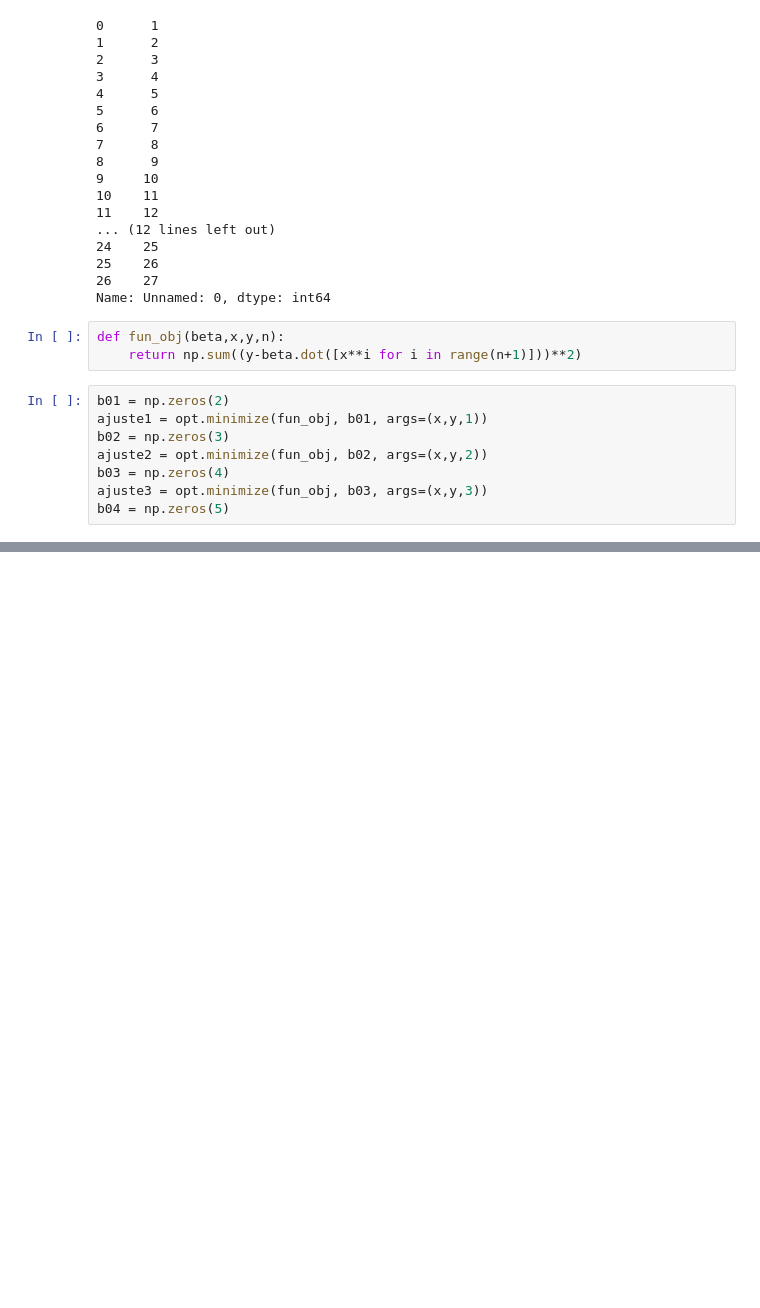
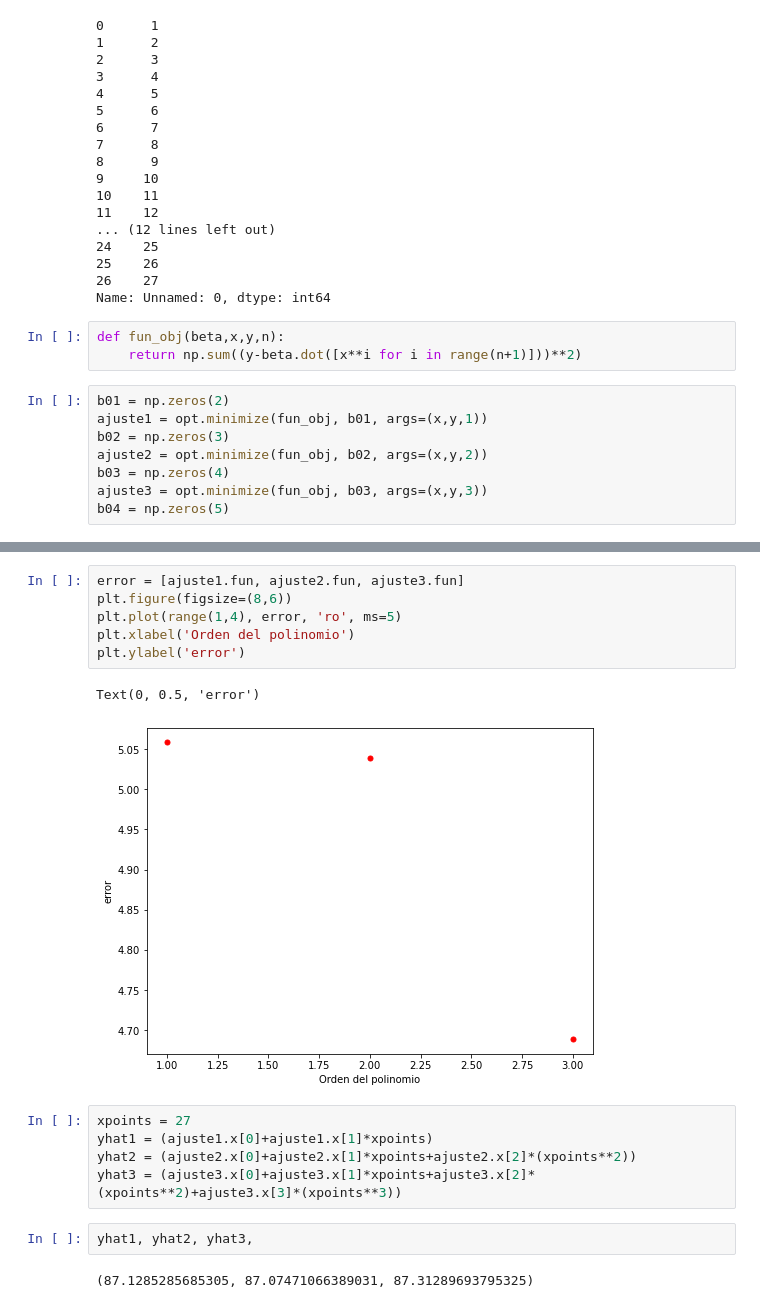
Before and after one commit to pablocrowley/PROYECTOMOD1_MoraP_EsparzaA, a Jupyter notebook: Proyectoo.ipynb, the cells around one changed output, grey strips where cells are left out. Cells and saved outputs as stored; diff of their text form; blank space fills up the shorter version.

```diff
--- a/Proyectoo.ipynb
+++ b/Proyectoo.ipynb
@@ -113,0 +182,18 @@ b04 = np.zeros(5)
+# %%
+error = [ajuste1.fun, ajuste2.fun, ajuste3.fun]
+plt.figure(figsize=(8,6))
+plt.plot(range(1,4), error, 'ro', ms=5)
+plt.xlabel('Orden del polinomio')
+plt.ylabel('error')
+# %% [output]
+Text(0, 0.5, 'error')
+[figure, added]
+# %%
+xpoints = 27
+yhat1 = (ajuste1.x[0]+ajuste1.x[1]*xpoints)
+yhat2 = (ajuste2.x[0]+ajuste2.x[1]*xpoints+ajuste2.x[2]*(xpoints**2))
+yhat3 = (ajuste3.x[0]+ajuste3.x[1]*xpoints+ajuste3.x[2]*(xpoints**2)+ajuste3.x[3]*(xpoints**3))
+# %%
+yhat1, yhat2, yhat3,
+# %% [output]
+(87.1285285685305, 87.07471066389031, 87.31289693795325)
```
Also changed, not shown: parts of 10 cells of this notebook, 1 other file.
